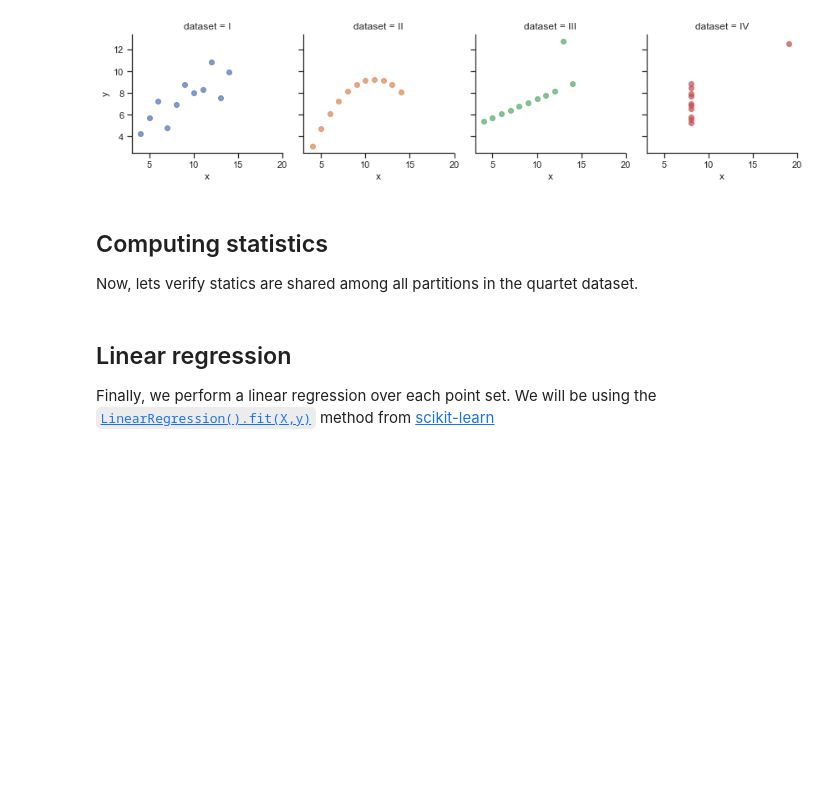
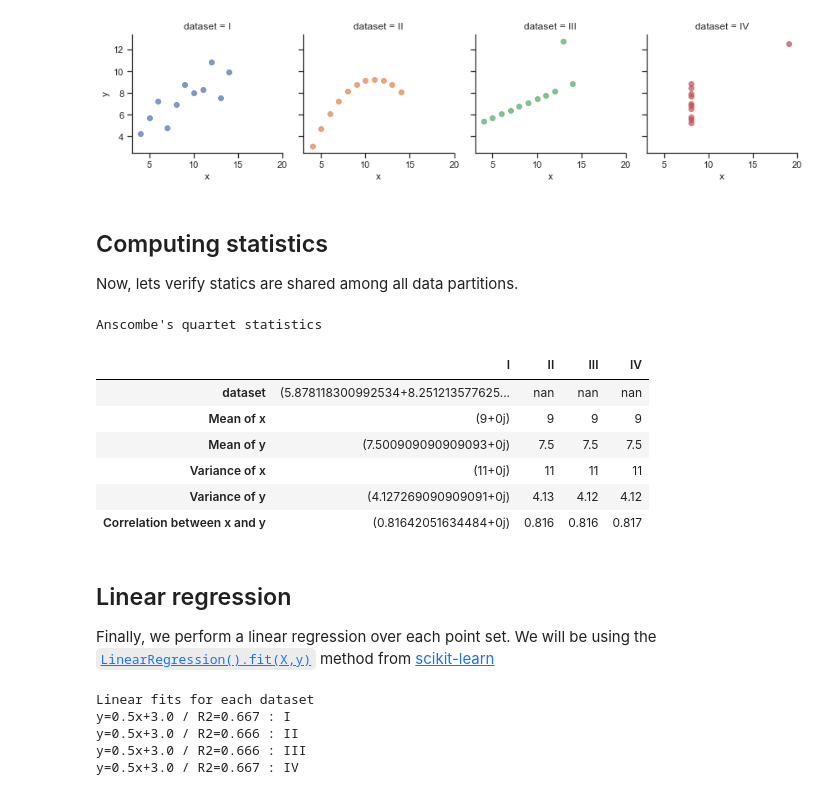
Before and after one commit to manlio99/Materia-de-aprendizaje, a Jupyter notebook: code/1_Anscombe/anscombe.ipynb, the cells around one changed output. Cells and saved outputs as stored; diff of their text form; code cells hidden in the pictures; blank space fills up the shorter version.

```diff
--- a/code/1_Anscombe/anscombe.ipynb
+++ b/code/1_Anscombe/anscombe.ipynb
@@ -54,7 +54,7 @@ g.map(plt.scatter, "x", "y", alpha=.7)                      # render scatterplot
 [figure]
 # %% [markdown]
 ## Computing statistics
-Now, lets verify statics are shared among all partitions in the quartet dataset.
+Now, lets verify statics are shared among all data partitions.
 # %%
 dataset_labels = ('I','II','III','IV') # labels for each dataset
 
@@ -66,6 +66,21 @@ var_of_xy  = {q: anscome_df[anscome_df['dataset'] == q].var() for q in dataset_l
 
 # Third, compute correlation between x and y
 corr_of_xy = {q: anscome_df[anscome_df['dataset'] == q]['x'].corr(anscome_df[anscome_df['dataset'] == q]['y']) for q in dataset_labels}
+# %%
+# Show statistics
+pd.concat([pd.DataFrame.from_dict(mean_of_xy).rename({"x": "Mean of x", "y": "Mean of y"}),
+           pd.DataFrame.from_dict(var_of_xy).rename({"x": "Variance of x", "y": "Variance of y"}),
+           pd.DataFrame({k: [v] for k, v in corr_of_xy.items()}).rename({0: "Correlation between x and y"})])\
+          .style.set_precision(3).set_caption("Anscombe's quartet statistics")
+# %% [output]
+Anscombe's quartet statistics
+|  | I | II | III | IV |
+| dataset | (5.878118300992534+8.251213577625... | nan | nan | nan |
+| Mean of x | (9+0j) | 9 | 9 | 9 |
+| Mean of y | (7.500909090909093+0j) | 7.5 | 7.5 | 7.5 |
+| Variance of x | (11+0j) | 11 | 11 | 11 |
+| Variance of y | (4.127269090909091+0j) | 4.13 | 4.12 | 4.12 |
+| Correlation between x and y | (0.81642051634484+0j) | 0.816 | 0.816 | 0.817 |
 # %% [markdown]
 ## Linear regression
 Finally, we perform a linear regression over each point set. We will be using the [`LinearRegression().fit(X,y)`](https://scikit-learn.org/stable/modules/generated/sklearn.linear_model.LinearRegression.html) method from [scikit-learn](https://scikit-learn.org/stable/index.html)
@@ -81,6 +96,19 @@ reg_of_xy = {q: LinearRegression().fit(anscome_df[anscome_df['dataset'] == q]['x
 coef_of_xy = {q: reg_of_xy[q].score(anscome_df[anscome_df['dataset'] == q]['x'].values.reshape(-1, 1),
                                     anscome_df[anscome_df['dataset'] == q]['y'].values.reshape(-1, 1))
                                     for q in dataset_labels}
+# %%
+# Get and show coeficients of linear fits
+linear = {q: reg_of_xy[q].coef_      for q in dataset_labels}
+const  = {q: reg_of_xy[q].intercept_ for q in dataset_labels}
+print("Linear fits for each dataset")
+for q in dataset_labels:
+    print('y={:.3}x+{:.3} / R2={:.3} : {}'.format(linear[q].flatten()[0],const[q].flatten()[0],coef_of_xy[q],q))
+# %% [output]
+Linear fits for each dataset
+y=0.5x+3.0 / R2=0.667 : I
+y=0.5x+3.0 / R2=0.666 : II
+y=0.5x+3.0 / R2=0.666 : III
+y=0.5x+3.0 / R2=0.667 : IV
 # %%
 # Show the results of a linear regression within each dataset
 sns.set(style="ticks")
```
Also changed, not shown: parts of 6 cells of this notebook, 1 other file.
